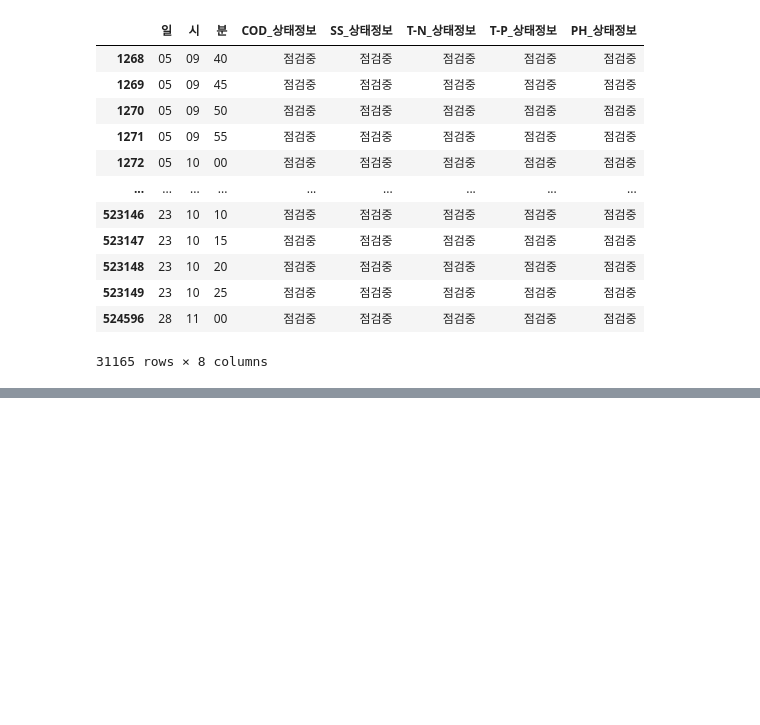
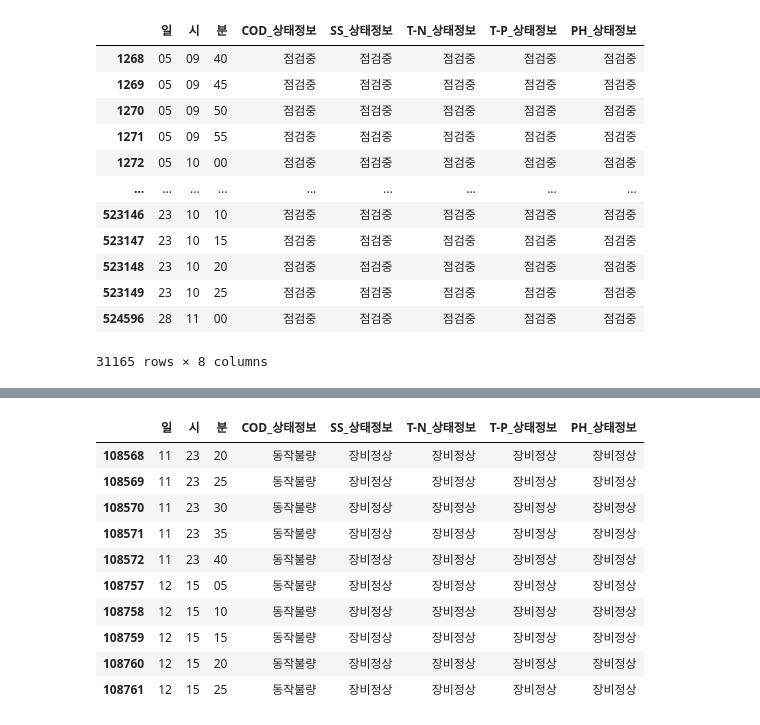
Before and after one commit to analyst-sooin/data-voucher, a Jupyter notebook: modeling.ipynb, the cells around one changed output, grey strips where cells are left out. Saved outputs shown, nothing was run; the diff lists cells and outputs as text; code cells hidden in the pictures; blank space fills up the shorter version.

```diff
--- a/modeling.ipynb
+++ b/modeling.ipynb
@@ -118,0 +169,16 @@ data_sp['']
+# %%
+data_sp_sample = data_sp[data_sp['COD_상태정보'] == '동작불량'][:10]
+# %%
+data_sp_sample
+# %% [output]
+|  | 일 | 시 | 분 | COD_상태정보 | SS_상태정보 | T-N_상태정보 | T-P_상태정보 | PH_상태정보 |
+| 108568 | 11 | 23 | 20 | 동작불량 | 장비정상 | 장비정상 | 장비정상 | 장비정상 |
+| 108569 | 11 | 23 | 25 | 동작불량 | 장비정상 | 장비정상 | 장비정상 | 장비정상 |
+| 108570 | 11 | 23 | 30 | 동작불량 | 장비정상 | 장비정상 | 장비정상 | 장비정상 |
+| 108571 | 11 | 23 | 35 | 동작불량 | 장비정상 | 장비정상 | 장비정상 | 장비정상 |
+| 108572 | 11 | 23 | 40 | 동작불량 | 장비정상 | 장비정상 | 장비정상 | 장비정상 |
+| 108757 | 12 | 15 | 05 | 동작불량 | 장비정상 | 장비정상 | 장비정상 | 장비정상 |
+| 108758 | 12 | 15 | 10 | 동작불량 | 장비정상 | 장비정상 | 장비정상 | 장비정상 |
+| 108759 | 12 | 15 | 15 | 동작불량 | 장비정상 | 장비정상 | 장비정상 | 장비정상 |
+| 108760 | 12 | 15 | 20 | 동작불량 | 장비정상 | 장비정상 | 장비정상 | 장비정상 |
+| 108761 | 12 | 15 | 25 | 동작불량 | 장비정상 | 장비정상 | 장비정상 | 장비정상 |
```
Also changed, not shown: parts of 4 cells of this notebook.
